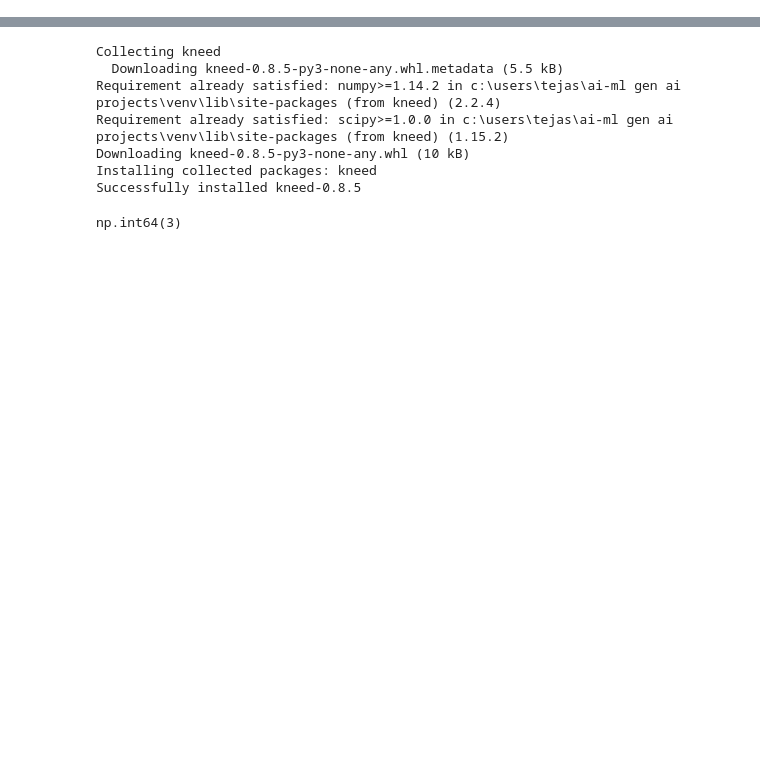
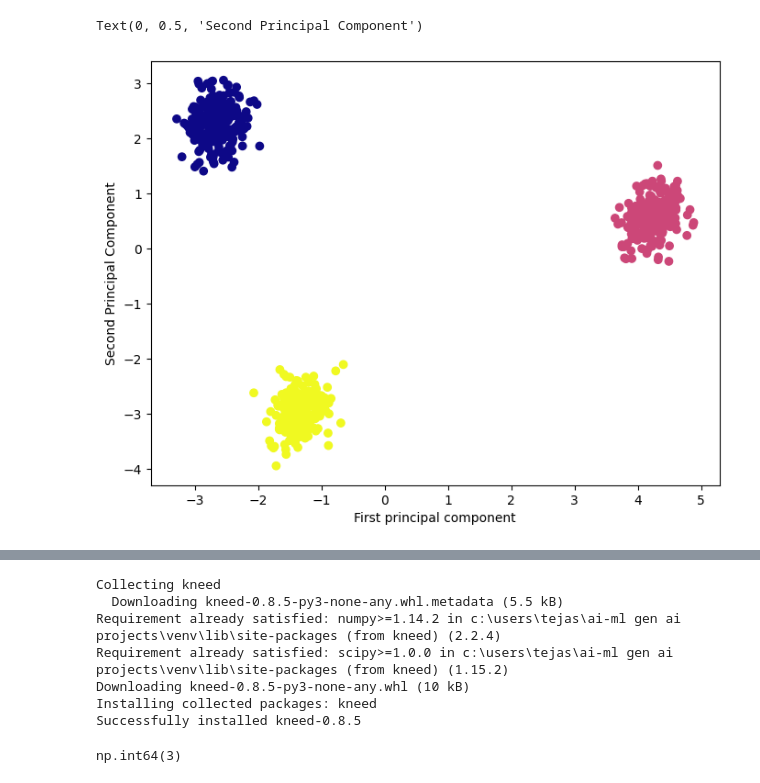
Before and after one commit to tejask0512/Complete-Data-Science-Machine-Learning-Important-techniques, a Jupyter notebook: 17-K Means Clutering Unsupervised ML/K Means Clustering Algorithms implementation.ipynb, the cells around one changed output, grey strips where cells are left out. Drawn from its saved outputs; the diff is of its cells as text; code cells hidden in the pictures; blank space fills up the shorter version.

```diff
--- a/17-K Means Clutering Unsupervised ML/K Means Clustering Algorithms implementation.ipynb
+++ b/17-K Means Clutering Unsupervised ML/K Means Clustering Algorithms implementation.ipynb
@@ -5,7 +5,7 @@ import pandas as pd
 import numpy as np
 %matplotlib inline
 # %%
-X,y=make_blobs(n_samples=1000,centers=3,n_features=2)
+X,y=make_blobs(n_samples=1000,centers=3,n_features=15)
 # %%
 X
 # %% [output]
@@ -55,0 +88,9 @@ X_test_scaled=scaler.transform(X_test)
+# %%
+
+plt.figure(figsize=(8,6))
+plt.scatter(X_train_scaled_pca[:,0],X_train_scaled_pca[:,1],cmap='plasma',c=y_train)
+plt.xlabel('First principal component')
+plt.ylabel('Second Principal Component')
+# %% [output]
+Text(0, 0.5, 'Second Principal Component')
+[figure, added]
```
Also changed, not shown: parts of 23 cells of this notebook.
